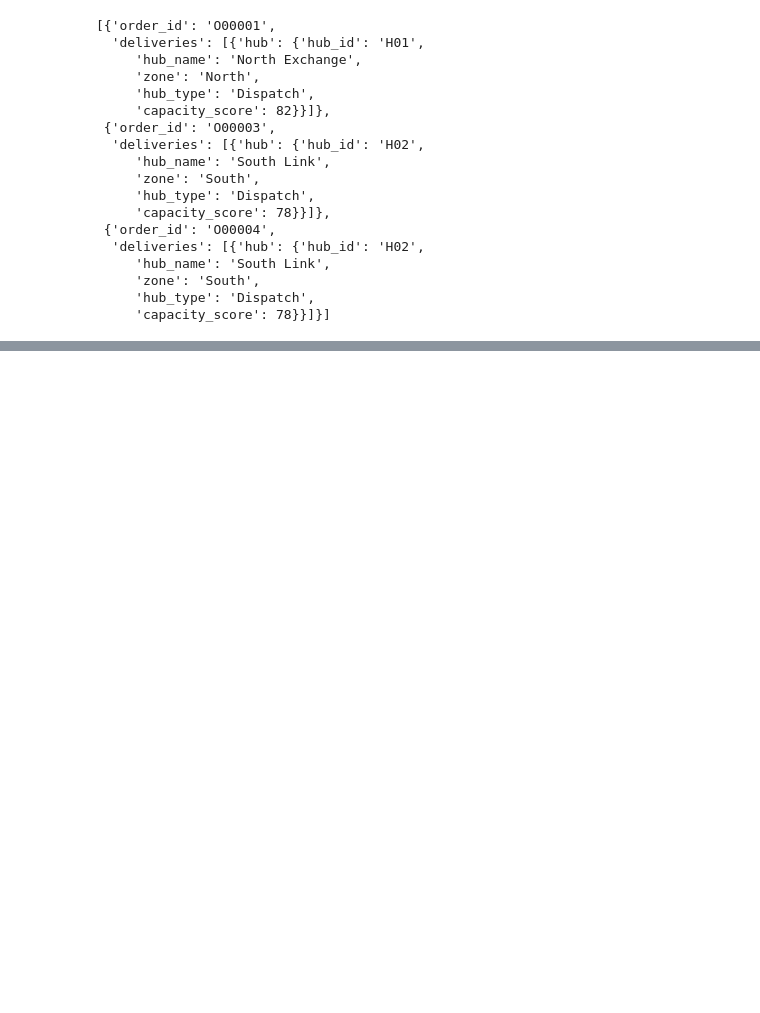
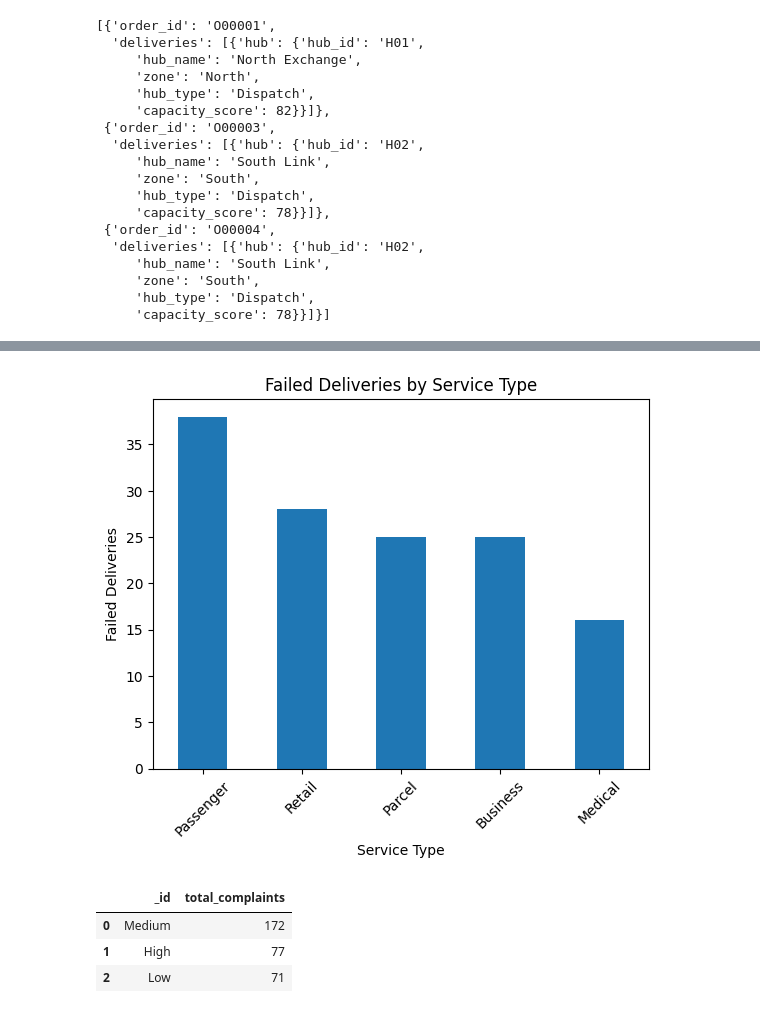
Before and after one commit to Nausheen1295/NorthStar-Coursework, a Jupyter notebook: notebooks/Section_3_MongoDB/04_mongodb_atlas.ipynb, the cells around one changed output, grey strips where cells are left out. Drawn from its saved outputs; the diff is of its cells as text; code cells hidden in the pictures; blank space fills up the shorter version.

```diff
--- a/notebooks/Section_3_MongoDB/04_mongodb_atlas.ipynb
+++ b/notebooks/Section_3_MongoDB/04_mongodb_atlas.ipynb
@@ -1045,0 +1111,23 @@ list(collection.find(
+# %%
+#Which service type has the most failed deliveries?
+failed_service_data = list(collection.aggregate([
+    {"$unwind": "$deliveries"},
+    {
+        "$group": {
+            "_id": "$service_type",
+            "failed_deliveries": {
+                "$sum": {
+                    "$cond": [
+                        {"$eq": ["$deliveries.delivery_status", "Failed"]},
+                        1,
+                        0
+                    ]
+                }
+            }
+        }
+    },
+    {"$sort": {"failed_deliveries": -1}}
+]))
+
+failed_service_df = pd.DataFrame(failed_service_data)
+failed_service_df
@@ -1045,0 +1141,35 @@ list(collection.find(
+# %%
+failed_service_df.plot(
+    x="_id",
+    y="failed_deliveries",
+    kind="bar",
+    legend=False
+)
+
+plt.title("Failed Deliveries by Service Type")
+plt.xlabel("Service Type")
+plt.ylabel("Failed Deliveries")
+plt.xticks(rotation=45)
+plt.show()
+# %% [output]
+[figure, added]
+# %%
+#Which complaint severity level appears most often?
+complaint_severity_data = list(collection.aggregate([
+    {"$unwind": "$complaints"},
+    {
+        "$group": {
+            "_id": "$complaints.severity",
+            "total_complaints": {"$sum": 1}
+        }
+    },
+    {"$sort": {"total_complaints": -1}}
+]))
+
+complaint_severity_df = pd.DataFrame(complaint_severity_data)
+complaint_severity_df
+# %% [output]
+|  | _id | total_complaints |
+| 0 | Medium | 172 |
+| 1 | High | 77 |
+| 2 | Low | 71 |
```
Also changed, not shown: parts of 25 cells of this notebook.
